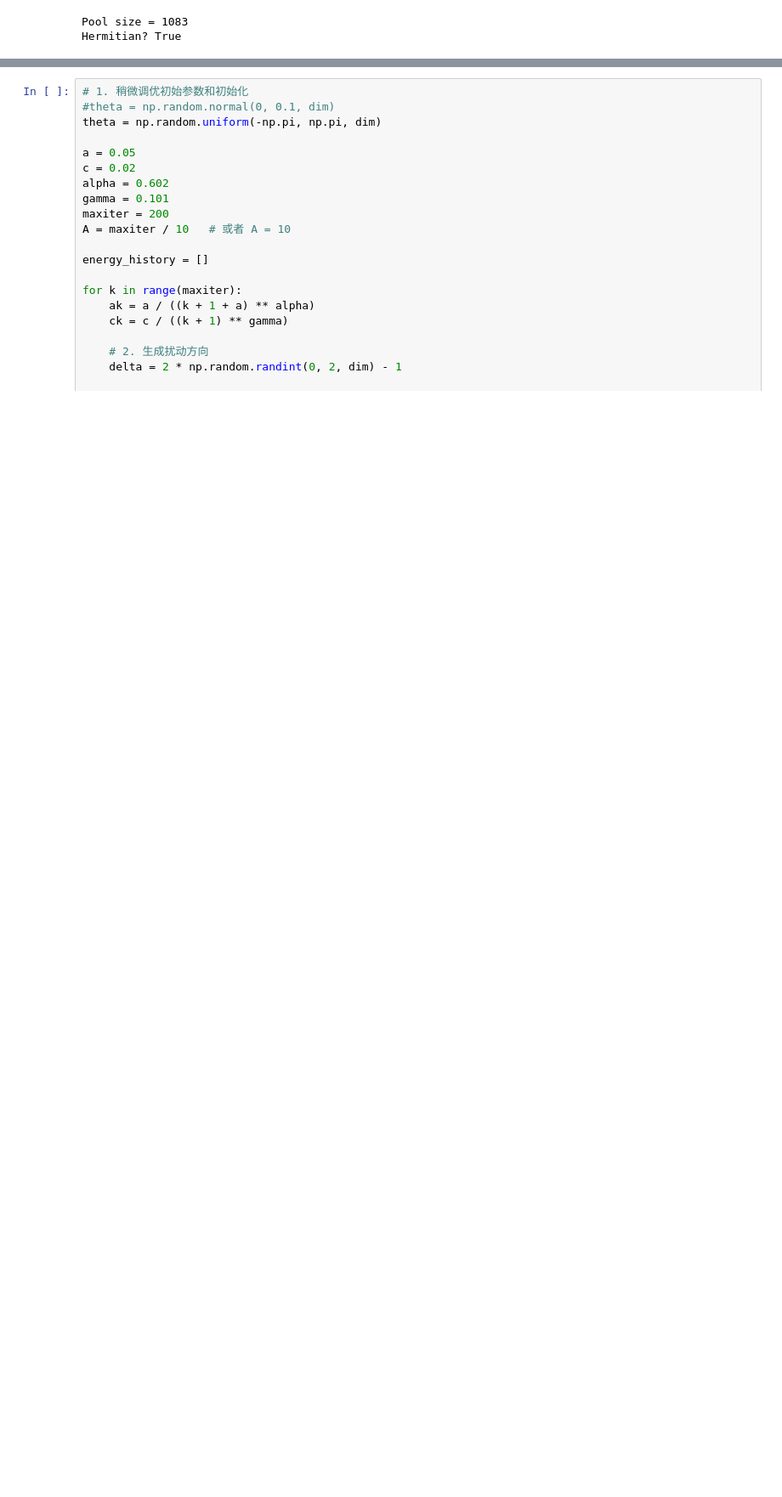
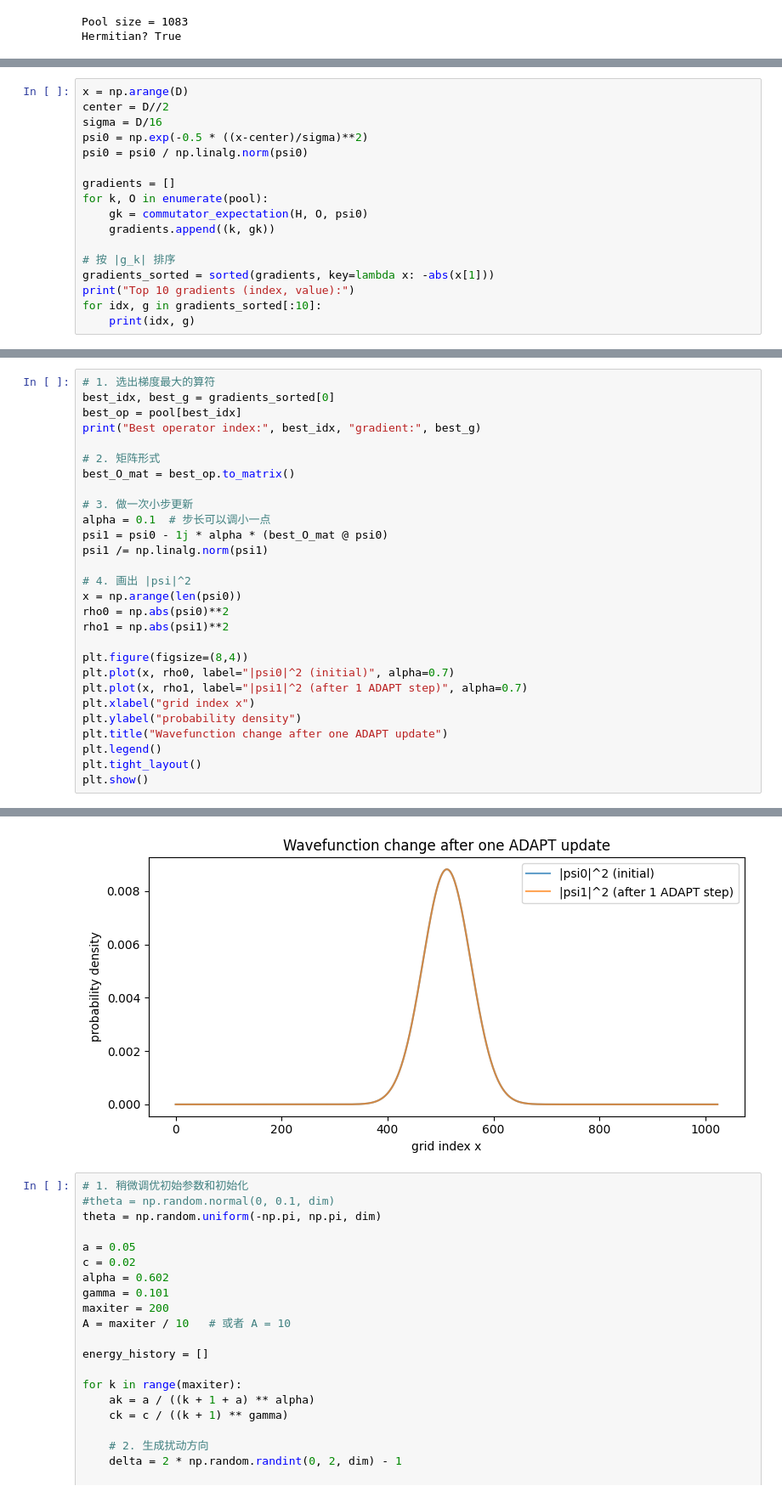
Before and after one commit to YeNing76/PySCF, a Jupyter notebook: Voronoi.ipynb, the cells around one changed output, grey strips where cells are left out. Shown at 85% size. Cells and saved outputs as stored; diff of their text form; blank space fills up the shorter version.

```diff
--- a/Voronoi.ipynb
+++ b/Voronoi.ipynb
@@ -2368,0 +2460,17 @@ Hermitian? True
+# %%
+x = np.arange(D)
+center = D//2
+sigma = D/16
+psi0 = np.exp(-0.5 * ((x-center)/sigma)**2)
+psi0 = psi0 / np.linalg.norm(psi0)
+
+gradients = []
+for k, O in enumerate(pool):
+    gk = commutator_expectation(H, O, psi0)
+    gradients.append((k, gk))
+
+# 按 |g_k| 排序
+gradients_sorted = sorted(gradients, key=lambda x: -abs(x[1]))
+print("Top 10 gradients (index, value):")
+for idx, g in gradients_sorted[:10]:
+    print(idx, g)
@@ -2368,0 +2553,29 @@ Hermitian? True
+# %%
+# 1. 选出梯度最大的算符
+best_idx, best_g = gradients_sorted[0]
+best_op = pool[best_idx]
+print("Best operator index:", best_idx, "gradient:", best_g)
+
+# 2. 矩阵形式
+best_O_mat = best_op.to_matrix()
+
+# 3. 做一次小步更新
+alpha = 0.1  # 步长可以调小一点
+psi1 = psi0 - 1j * alpha * (best_O_mat @ psi0)
+psi1 /= np.linalg.norm(psi1)
+
+# 4. 画出 |psi|^2
+x = np.arange(len(psi0))
+rho0 = np.abs(psi0)**2
+rho1 = np.abs(psi1)**2
+
+plt.figure(figsize=(8,4))
+plt.plot(x, rho0, label="|psi0|^2 (initial)", alpha=0.7)
+plt.plot(x, rho1, label="|psi1|^2 (after 1 ADAPT step)", alpha=0.7)
+plt.xlabel("grid index x")
+plt.ylabel("probability density")
+plt.title("Wavefunction change after one ADAPT update")
+plt.legend()
+plt.tight_layout()
+plt.show()
+# %% [output]
@@ -2369,3 +2583,4 @@ Hermitian? True
+[figure, added]
 # %%
 # 1. 稍微调优初始参数和初始化
 #theta = np.random.normal(0, 0.1, dim)
```
Also changed, not shown: parts of 16 cells of this notebook.
